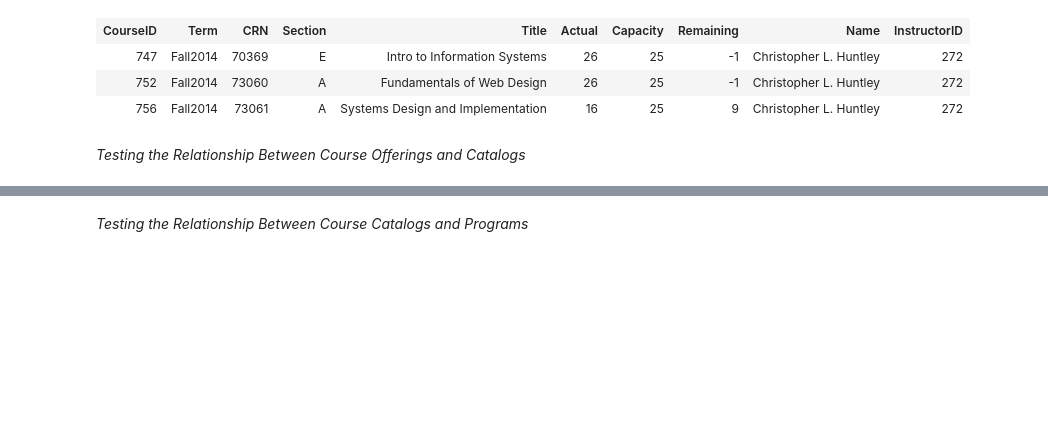
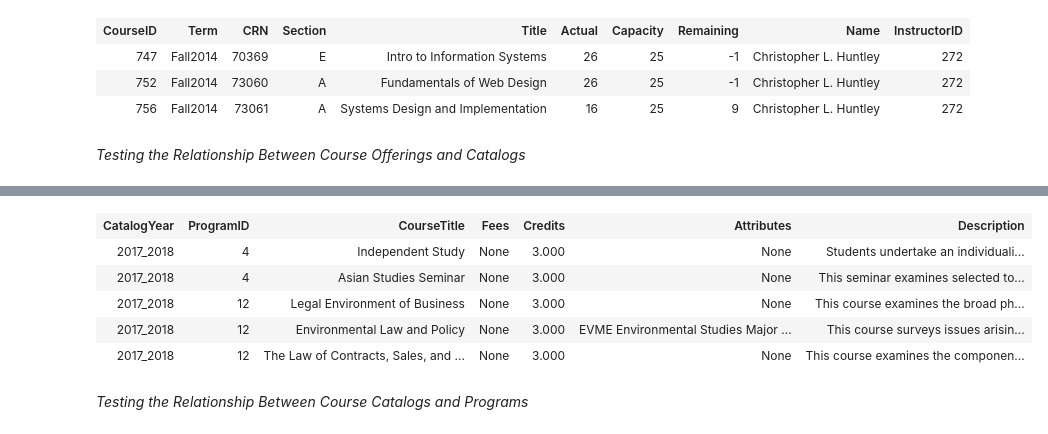
Before and after one commit to fairfield-ba510-spring2020/term-project-teamgamecancelled, a Jupyter notebook: CourseDataTests.ipynb, the cells around one changed output, grey strips where cells are left out. Drawn from its saved outputs; the diff is of its cells as text; code cells hidden in the pictures; blank space fills up the shorter version.

```diff
--- a/CourseDataTests.ipynb
+++ b/CourseDataTests.ipynb
@@ -137,7 +217,11 @@ Done.
 # %% [markdown]
 _Testing the Relationship Between Course Offerings and Catalogs_
 # %%
+%%sql
 -- A check of COURSE_OFFERINGS --> COURSE_CATALOGS
-%%sql
-SELECT CourseCatalog.CourseID,
+
+SELECT CatalogYear, ProgramID, CourseTitle, Fees,  COURSE_OFFERINGS.Credits, Attributes, Description
+FROM COURSE_OFFERINGS
+    JOIN COURSE_CATALOGS USING (CourseID)
+    LIMIT 5;
 # %% [output]
@@ -145,3 +230,9 @@ SyntaxError: invalid syntax (<ipython-input-14-9a23ef6061a8>, line 1)
+| CatalogYear | ProgramID | CourseTitle | Fees | Credits | Attributes | Description |
+| 2017_2018 | 4 | Independent Study | None | 3.000 | None | Students undertake an individuali... |
+| 2017_2018 | 4 | Asian Studies Seminar | None | 3.000 | None | This seminar examines selected to... |
+| 2017_2018 | 12 | Legal Environment of Business | None | 3.000 | None | This course examines the broad ph... |
+| 2017_2018 | 12 | Environmental Law and Policy | None | 3.000 | EVME Environmental Studies Major ... | This course surveys issues arisin... |
+| 2017_2018 | 12 | The Law of Contracts, Sales, and ... | None | 3.000 | None | This course examines the componen... |
 # %% [markdown]
 _Testing the Relationship Between Course Catalogs and Programs_
 # %% [markdown]
```
Also changed, not shown: parts of 14 cells of this notebook, 3 other files.
